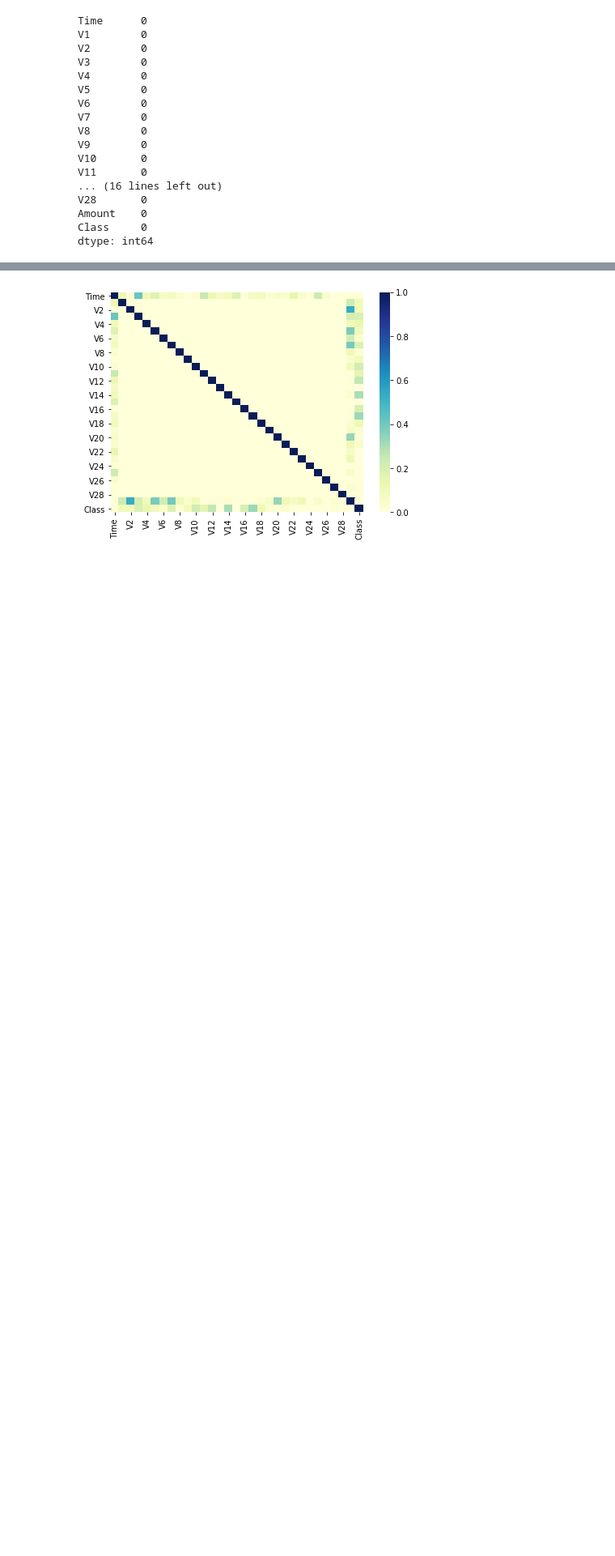
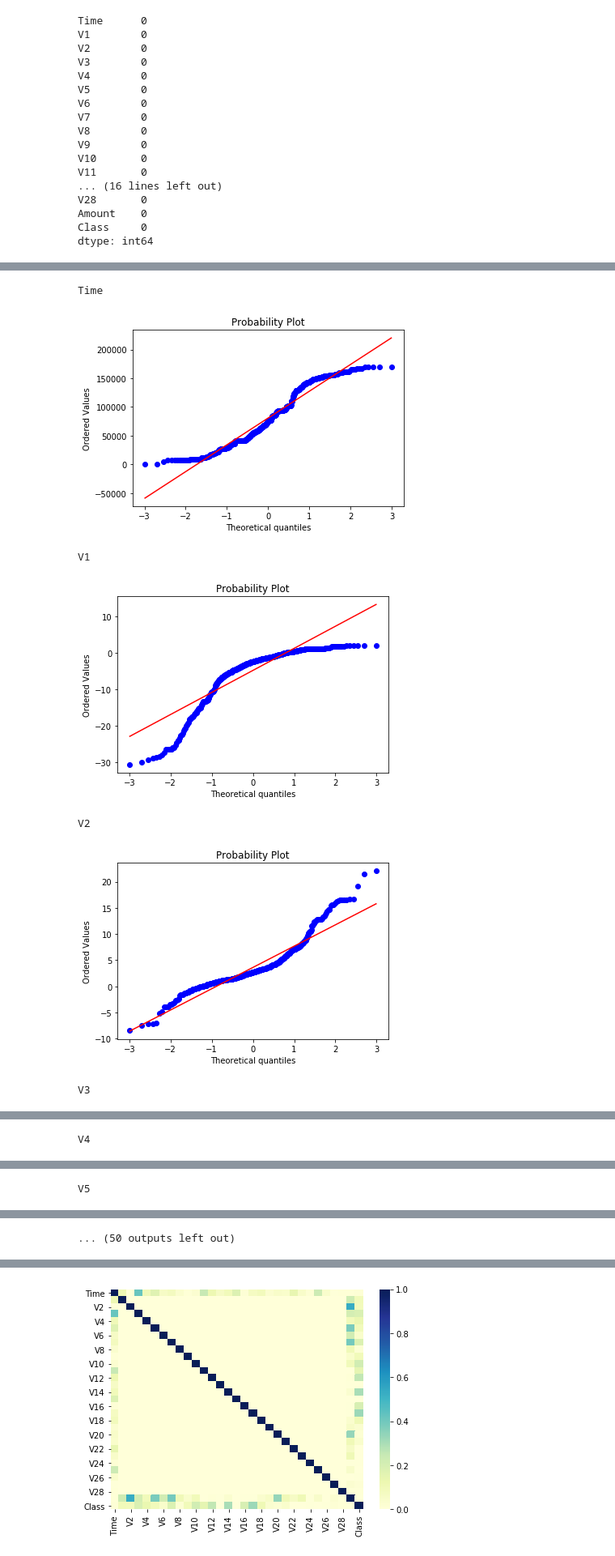
Before and after one commit to AbhishekSalian/Credit-Card-Fraud-Detection, a Jupyter notebook: Credit Card Fraud Detection.ipynb, the cells around one changed output, grey strips where cells are left out. Shown at 81% size. Cells and saved outputs as stored; diff of their text form; code cells hidden in the pictures; blank space fills up the shorter version.

```diff
--- a/Credit Card Fraud Detection.ipynb
+++ b/Credit Card Fraud Detection.ipynb
@@ -44,0 +93,13 @@ dtype: int64
+# %%
+for col in data.columns:
+    print(col)
+    stats.probplot(fraud[col], dist="norm",plot = pylab)
+    pylab.show()
+# %% [output]
+Time
+[figure, added]
+V1
+[figure, added]
+V2
+[figure, added]
+V3
@@ -44,0 +107 @@ dtype: int64
+V4
@@ -44,0 +109 @@ dtype: int64
+V5
@@ -44,0 +111 @@ dtype: int64
+... (50 outputs left out)
```
Also changed, not shown: parts of 43 cells of this notebook.
